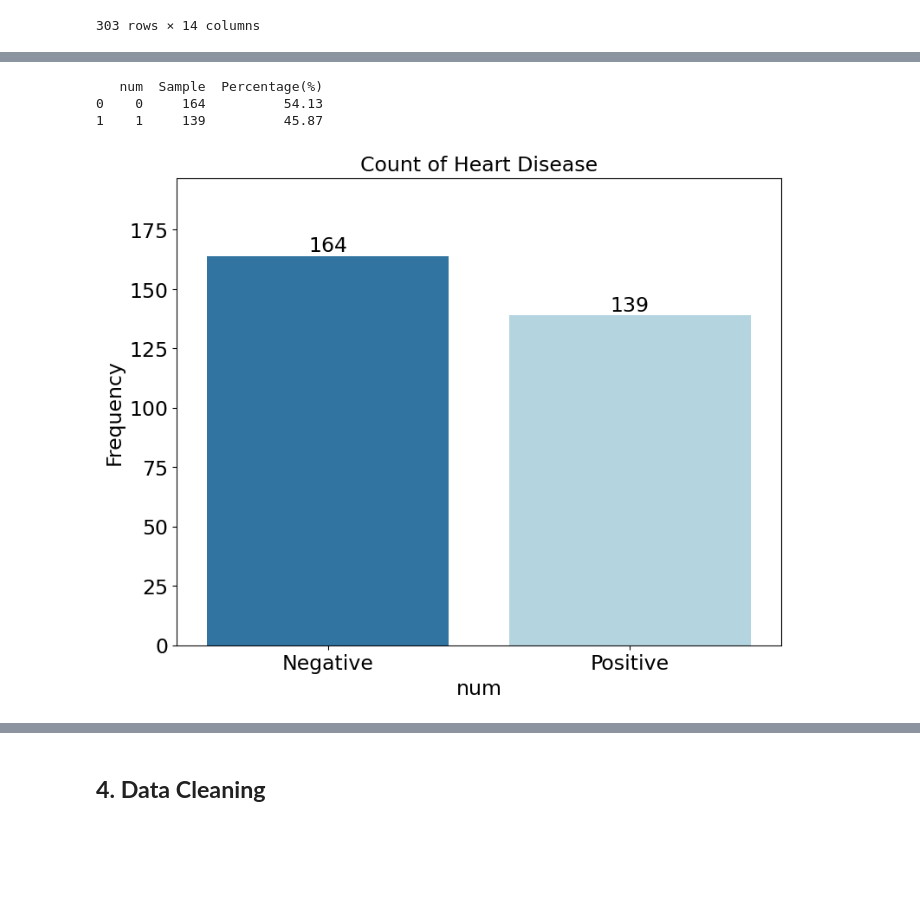
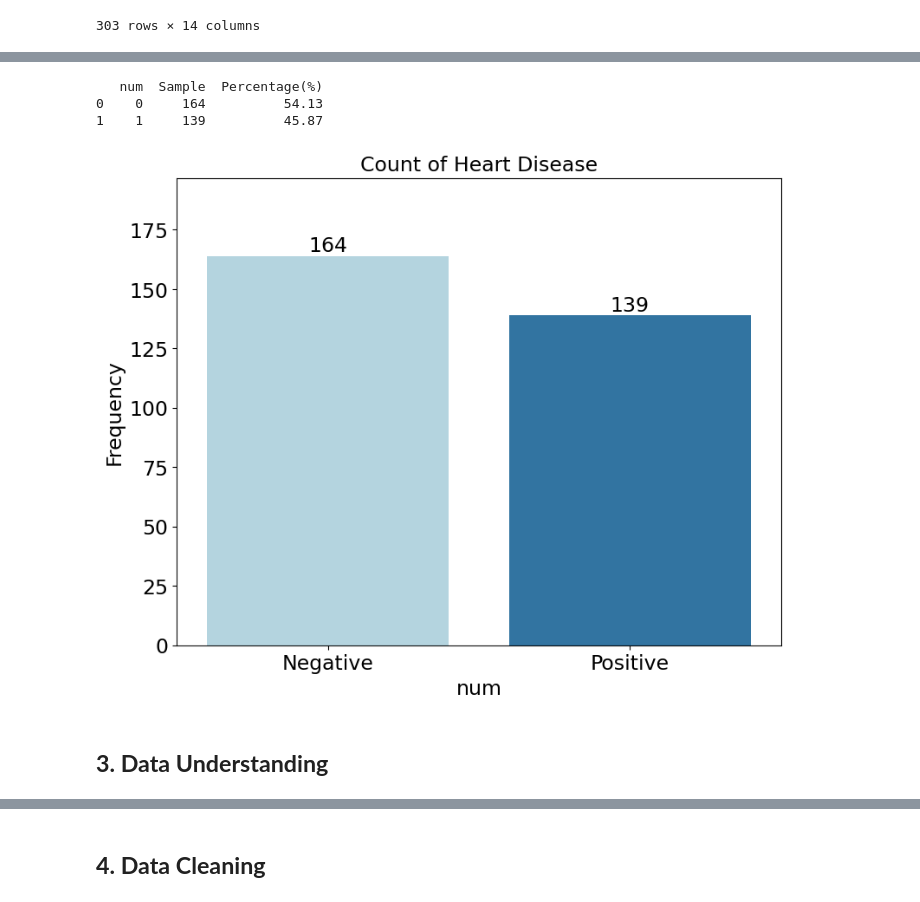
Before and after one commit to azhar-anas/sel-nnml-heart-disease-prediction, a Jupyter notebook: notebooks/1.2_ds2_data_preprocessing.ipynb, the cells around one changed output, grey strips where cells are left out. Saved outputs shown, nothing was run; the diff lists cells and outputs as text; code cells hidden in the pictures; blank space fills up the shorter version.

```diff
--- a/notebooks/1.2_ds2_data_preprocessing.ipynb
+++ b/notebooks/1.2_ds2_data_preprocessing.ipynb
@@ -95,0 +83,3 @@ df.to_csv('../datasets/raw/ds2_uci_heart.csv', index=False)
+# %%
+df = pd.read_csv('../datasets/raw/ds2_uci_heart.csv')
+df
@@ -96,29 +100,31 @@ df.to_csv('../datasets/raw/ds2_uci_heart.csv', index=False)
 # %%
-feature = 'num'
-summary_df = df[feature].value_counts().rename_axis(feature).reset_index(name='Sample')
+categorical_features = ['sex', 'cp', 'fbs', 'restecg', 'exang', 'slope', 'ca', 'thal', 'num']
+summary_df = df[categorical_features[8]].value_counts().rename_axis(categorical_features[8]).reset_index(name='Sample')
 summary_df['Percentage(%)'] = (summary_df['Sample'] / len(df) * 100).round(2)
 print(summary_df)
 
 plt.figure(figsize=(9, 7))
 plt.title(f'Count of Heart Disease', fontsize=17)
-ax = sns.countplot(data=df, x=feature, hue=feature, order=summary_df[feature], palette={True: 'lightblue', False: 'tab:blue'}, dodge=False, legend=False)
+ax = sns.countplot(data=df, x=categorical_features[8], hue=categorical_features[8], order=summary_df[categorical_features[8]], palette={True: 'tab:blue', False: 'lightblue'}, dodge=False, legend=False)
 ax.set_xticks([False, True])
 ax.set_xticklabels(['Negative', 'Positive'])
-ax.set_xlabel(feature, fontsize=17)
+ax.set_xlabel(categorical_features[8], fontsize=17)
 ax.set_ylabel('Frequency', fontsize=17)
 ax.tick_params(axis='x', labelsize=17)
 ax.tick_params(axis='y', labelsize=17)
-ax.set_ylim(0, df[feature].value_counts().max() * 1.2)
+ax.set_ylim(0, df[categorical_features[8]].value_counts().max() * 1.2)
 
 for p in ax.patches:
     if p.get_height() > 0:
         ax.annotate(f'{int(p.get_height())}',
                     (p.get_x() + p.get_width() / 2., p.get_height()),
                     ha='center', va='bottom', fontsize=17)
 
 plt.show()
 # %% [output]
    num  Sample  Percentage(%)
 0    0     164          54.13
 1    1     139          45.87
-[figure, old version]
+[figure, new version]
+# %% [markdown]
+## **3. Data Understanding**
```
Also changed, not shown: parts of 82 cells of this notebook, 1 other file.
